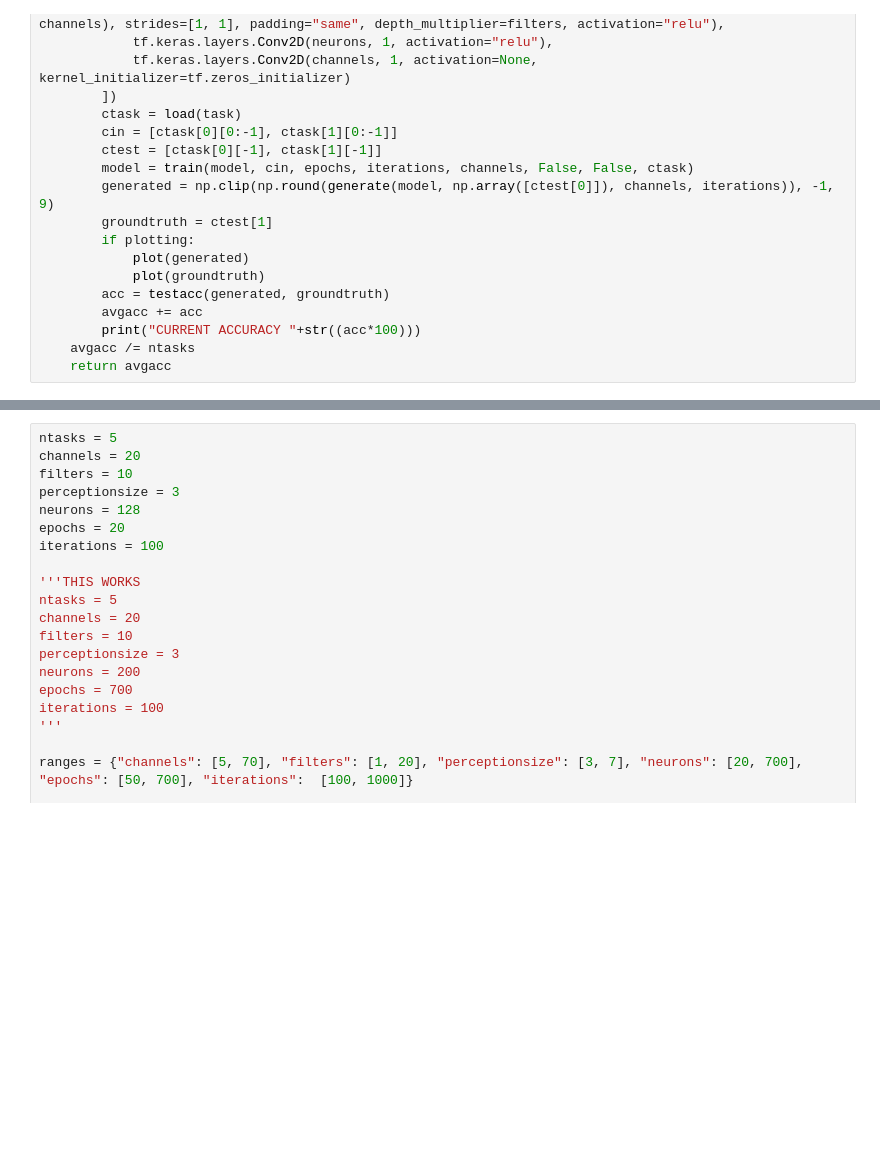
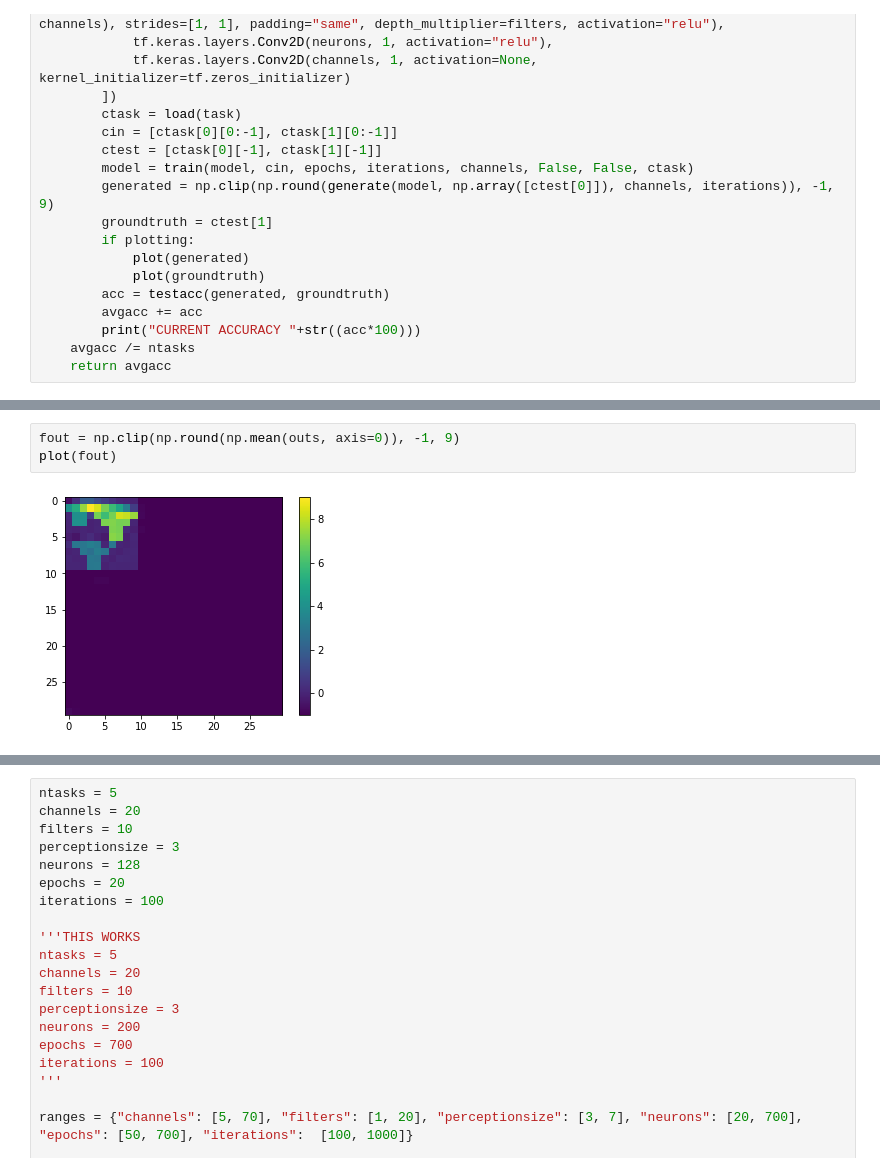
Before and after one commit to HarveyBrezinaConniffe/ARC, a Jupyter notebook: AI-NCA.ipynb, the cells around one changed output, grey strips where cells are left out. Drawn from its saved outputs; the diff is of its cells as text; blank space fills up the shorter version.

```diff
--- a/AI-NCA.ipynb
+++ b/AI-NCA.ipynb
@@ -190,0 +235,5 @@ def test(ntasks, channels, filters, perceptionsize, neurons, epochs, iterations,
+# %%
+fout = np.clip(np.round(np.mean(outs, axis=0)), -1, 9)
+plot(fout)
+# %% [output]
+[figure, added]
```
Also changed, not shown: parts of 8 cells of this notebook.
